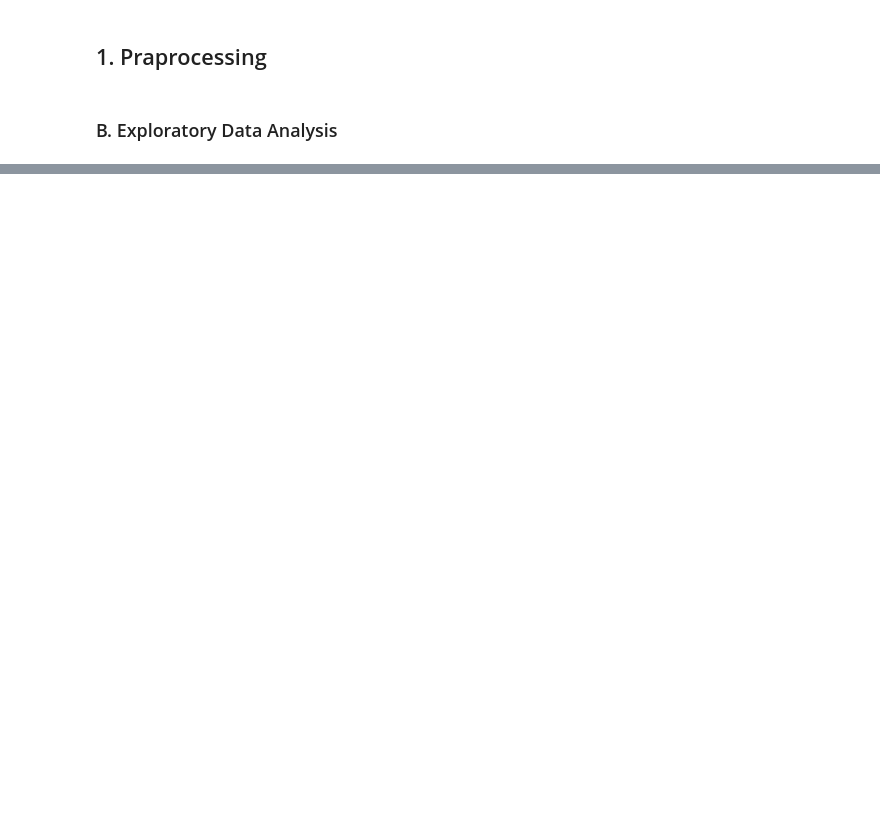
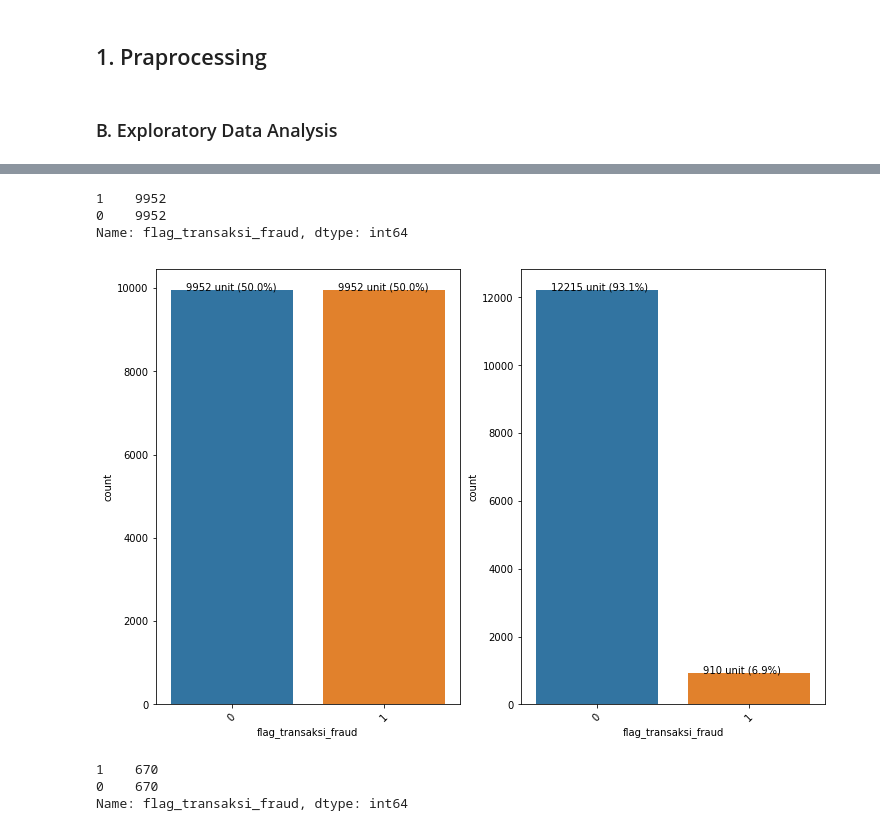
Before and after one commit to kirralabs/data-process, a Jupyter notebook: Fraud_process.ipynb, the cells around one changed output, grey strips where cells are left out. Drawn from its saved outputs; the diff is of its cells as text; code cells hidden in the pictures; blank space fills up the shorter version.

```diff
--- a/Fraud_process.ipynb
+++ b/Fraud_process.ipynb
@@ -125,0 +621,67 @@ tts.write_to_fp(mp3_fp)
+# %%
+from sklearn.utils import resample
+# Separate majority and minority classes
+df_majority = newdatatrain[newdatatrain.flag_transaksi_fraud==0]
+df_minority = newdatatrain[newdatatrain.flag_transaksi_fraud==1]
+
+# Upsample minority class
+df_minority_upsampled = resample(df_minority,
+                                 replace=True,     # sample with replacement
+                                 n_samples=9952,    # to match majority class
+                                 random_state=123) # reproducible results
+
+# Combine majority class with upsampled minority class
+df_upsampled = pd.concat([df_majority, df_minority_upsampled])
+
+# Display new class counts
+df_upsampled.flag_transaksi_fraud.value_counts()
+# 1    576
+# 0    576
+# Name: balance, dtype: int64
+# %% [output]
+1    9952
+0    9952
+Name: flag_transaksi_fraud, dtype: int64
+# %%
+fig, axes = plt.subplots(1, 2, figsize=(12, 8))
+
+ax = fig.axes[0]
+ax.set_xticklabels(ax.xaxis.get_majorticklabels(), rotation=45)
+sns.countplot(x="flag_transaksi_fraud", data=df_upsampled, ax=ax)
+total = len(df_upsampled)
+for p in ax.patches:
+        ax.annotate('{} unit ({:.1f}%)'.format(p.get_height(), 100*p.get_height()/total), (p.get_x()+0.1, p.get_height()+5))
+# ax.title("flag_transaksi_fraud new data")
+
+ax = fig.axes[1]
+ax.set_xticklabels(ax.xaxis.get_majorticklabels(), rotation=45)
+sns.countplot(x="flag_transaksi_fraud", data=datatrain, ax=ax)
+total = len(datatrain)
+for p in ax.patches:
+        ax.annotate('{} unit ({:.1f}%)'.format(p.get_height(), 100*p.get_height()/total), (p.get_x()+0.1, p.get_height()+5))
+# ax.title("flag_transaksi_fraud old data")
+# %% [output]
+[figure, added]
+# %%
+# Separate majority and minority classes
+df_majority = newdatatrain[newdatatrain.flag_transaksi_fraud==0]
+df_minority = newdatatrain[newdatatrain.flag_transaksi_fraud==1]
+
+# Downsample majority class
+df_majority_downsampled = resample(df_majority,
+                                 replace=False,    # sample without replacement
+                                 n_samples=670,     # to match minority class
+                                 random_state=123) # reproducible results
+
+# Combine minority class with downsampled majority class
+df_downsampled = pd.concat([df_majority_downsampled, df_minority])
+
+# Display new class counts
+df_downsampled.flag_transaksi_fraud.value_counts()
+# 1    49
+# 0    49
+# Name: balance, dtype: int64
+# %% [output]
+1    670
+0    670
+Name: flag_transaksi_fraud, dtype: int64
```
Also changed, not shown: parts of 56 cells of this notebook, 3 other files.
